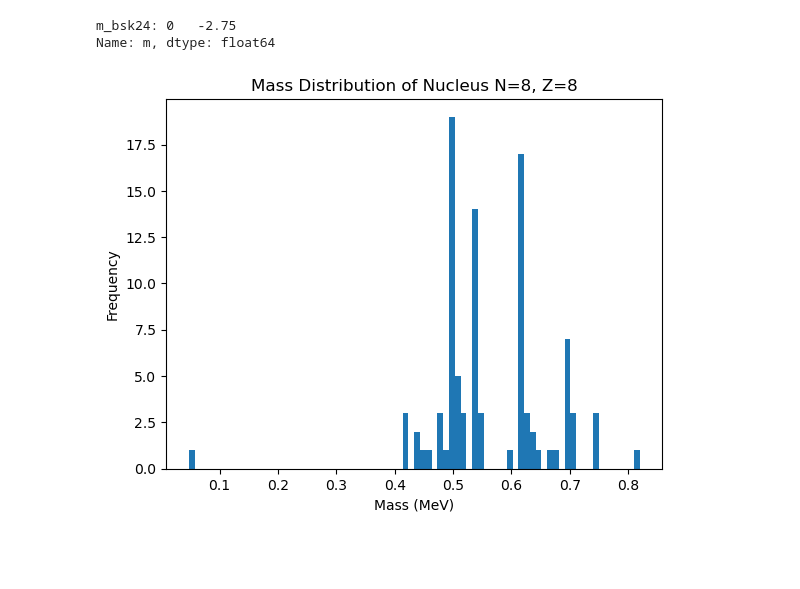
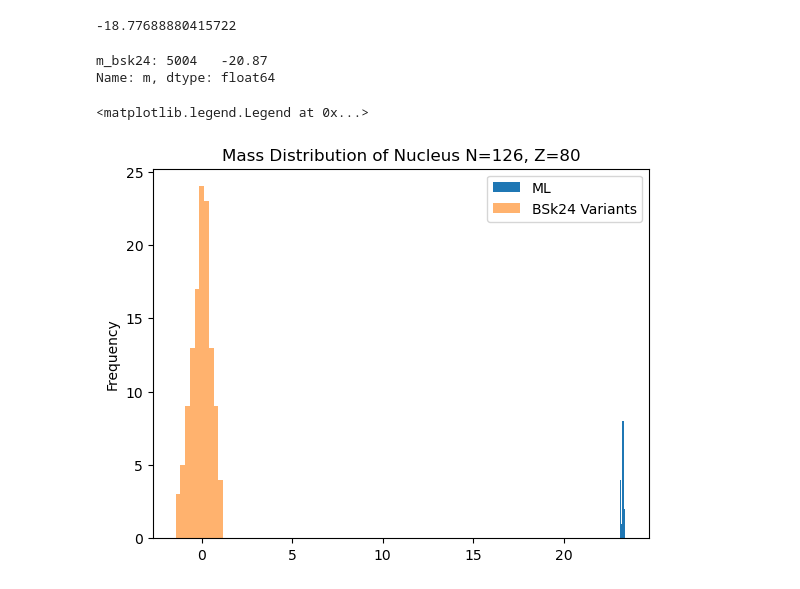
Before and after one commit to mzyudhistira/BSk24-Emu, a Jupyter notebook: analysis.ipynb, the cells around one changed output. Saved outputs shown, nothing was run; the diff lists cells and outputs as text; code cells hidden in the pictures; blank space fills up the shorter version.

Commit message:
temporary analysis

```diff
--- a/analysis.ipynb
+++ b/analysis.ipynb
@@ -22,0 +14,19 @@ std_difference: 1.4653340900806786
+# %%
+# results = {"Normalized":[f'EXT Fixed, code']}
+codes = [4277, 4630, 8817]
+template = "EXT Fixed{}, Code: {}.0"
+results = {
+    "Normalized": [template.format("", code) for code in codes],
+    "NoNormalized": [template.format(" NN", code) for code in codes],
+    "ZNOnly": [template.format(" fZN", code) for code in codes],
+    "AddLayer": [template.format(" xl", code) for code in codes],
+    "SmallerS": [template.format(" p1l", code) for code in codes],
+}
+# result = ["EXT Fixed p1l, Code: 8817.0"]
+dir = "data/output/"
+
+# run_analysis.main(dir + result[0] + ".dat")
+for key, value in results.items():
+    print(f"Case: {key}")
+    for result in value:
+        run_analysis.main(dir + result + ".dat")
@@ -23,17 +75,24 @@ std_difference: 1.4653340900806786
 # %%
-file = dir + result[0] + ".dat"
+file = dir + results["Normalized"][0] + ".dat"
 ds = pd.read_csv(file, sep=";")
 db = pd.read_csv("data/input/bsk24_mass_table.csv", sep=";")
+print(ds["Difference"].mean())
+# %% [output]
+-18.77688880415722
 # %%
-ni = 8
-zi = 8
+ni = 126
+zi = 80
 mbsk = db[(db["N"] == ni) & (db["Z"] == zi)]["m"]
+dnz = ds[(ds["N"] == ni) & (ds["Z"] == zi)]
 print(f"m_bsk24: {mbsk}")
 run_analysis.plot_histogram_nucleus(ni, zi, ds)
+dnz["BSk24"].plot(kind="hist", alpha=0.6, label="BSk24 Variants")
+plt.legend()
 # %% [output]
-m_bsk24: 0   -2.75
+m_bsk24: 5004   -20.87
 Name: m, dtype: float64
+<matplotlib.legend.Legend at 0x...>
-[figure, old version]
+[figure, new version]
 # %%
 # Analyse the deviation of one variant
 import glob
```
Also changed, not shown: parts of 12 cells of this notebook, 3 other files.
